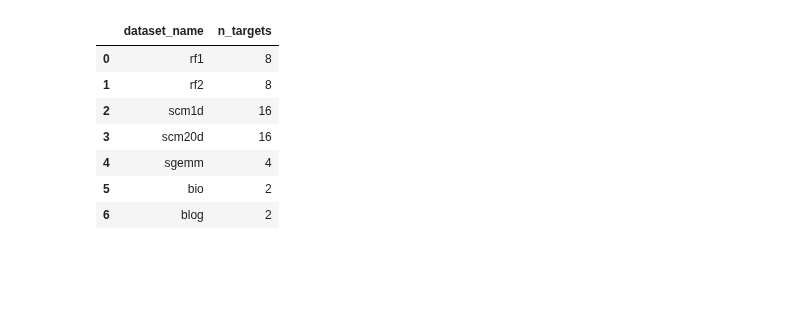
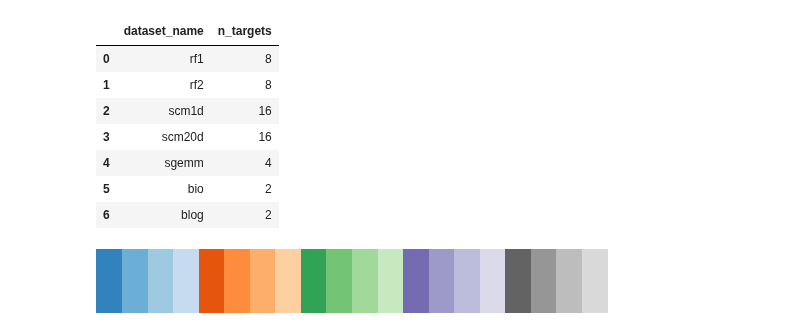
Before and after one commit to VldKnd/conditional_quantile_function, a Jupyter notebook: notebooks/conformal/plot_results.ipynb, the cells around one changed output. Saved outputs shown, nothing was run; the diff lists cells and outputs as text; code cells hidden in the pictures; blank space fills up the shorter version.

```diff
--- a/notebooks/conformal/plot_results.ipynb
+++ b/notebooks/conformal/plot_results.ipynb
@@ -39,0 +59,5 @@ df_n_targets
+# %%
+t20c = matplotlib.colormaps["tab20c"]
+t20c
+# %% [output]
+[figure, added]
```
Also changed, not shown: parts of 24 cells of this notebook.
